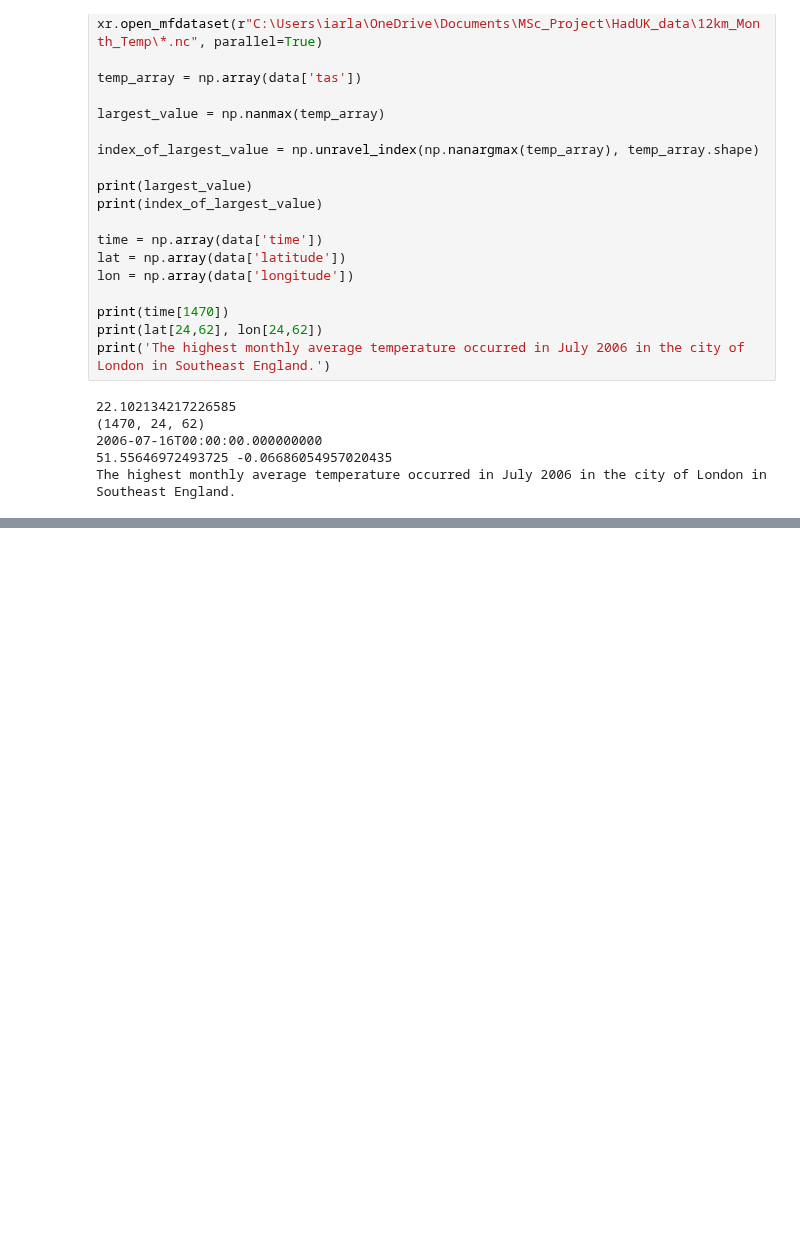
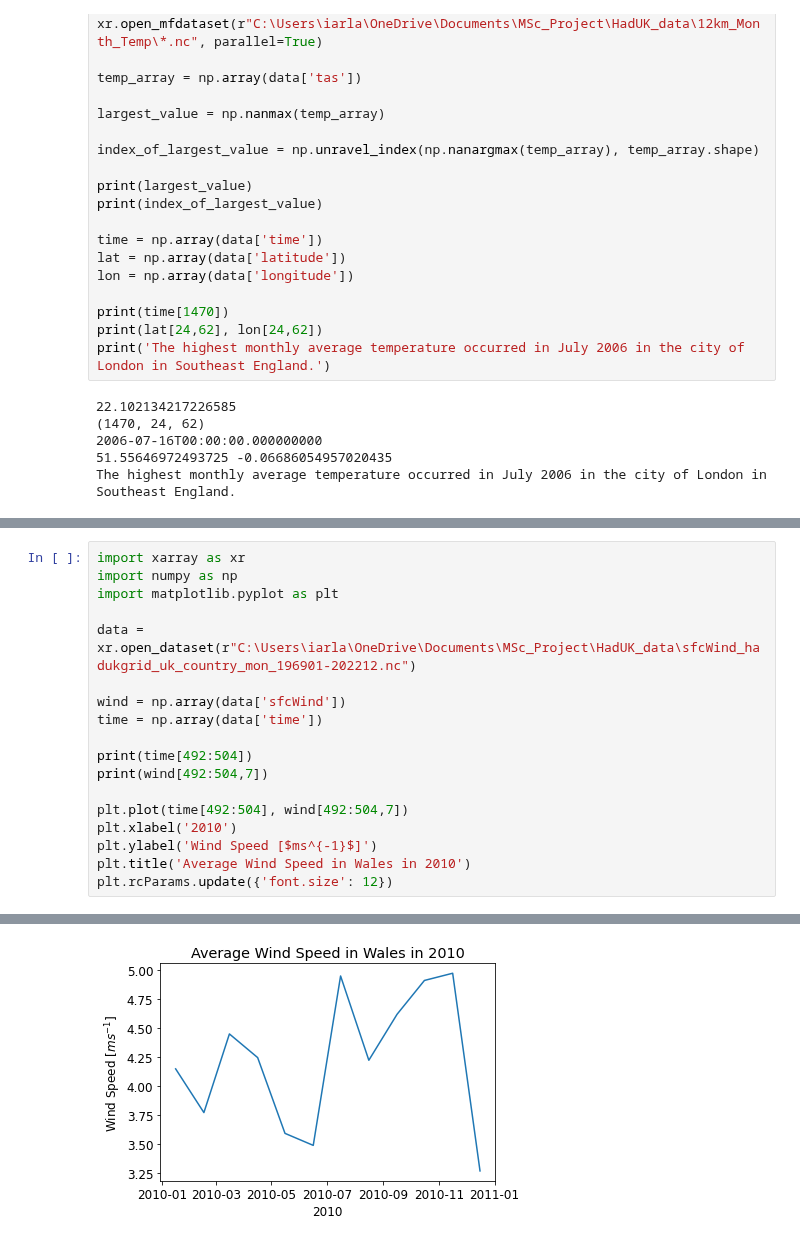
Before and after one commit to Iarla-Boyce/MSc-Project, a Jupyter notebook: 03_11.ipynb, the cells around one changed output, grey strips where cells are left out. Drawn from its saved outputs; the diff is of its cells as text; blank space fills up the shorter version.

```diff
--- a/03_11.ipynb
+++ b/03_11.ipynb
@@ -705,0 +767,19 @@ The highest monthly average temperature occurred in July 2006 in the city of Lon
+# %%
+import xarray as xr
+import numpy as np
+import matplotlib.pyplot as plt
+
+data = xr.open_dataset(r"C:\Users\iarla\OneDrive\Documents\MSc_Project\HadUK_data\sfcWind_hadukgrid_uk_country_mon_196901-202212.nc")
+
+wind = np.array(data['sfcWind'])
+time = np.array(data['time'])
+
+print(time[492:504])
+print(wind[492:504,7])
+
+plt.plot(time[492:504], wind[492:504,7])
+plt.xlabel('2010')
+plt.ylabel('Wind Speed [$ms^{-1}$]')
+plt.title('Average Wind Speed in Wales in 2010')
+plt.rcParams.update({'font.size': 12})
+# %% [output]
@@ -705,0 +794 @@ The highest monthly average temperature occurred in July 2006 in the city of Lon
+[figure, added]
```
Also changed, not shown: parts of 6 cells of this notebook.
